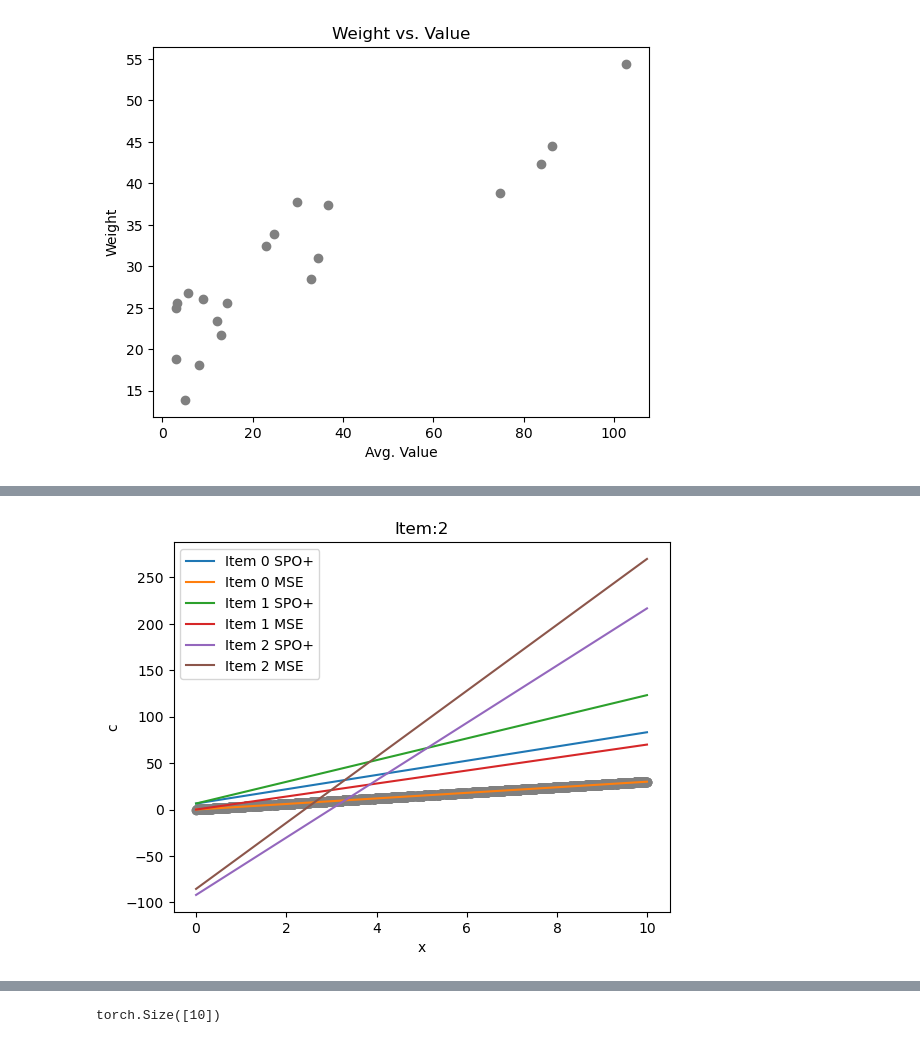
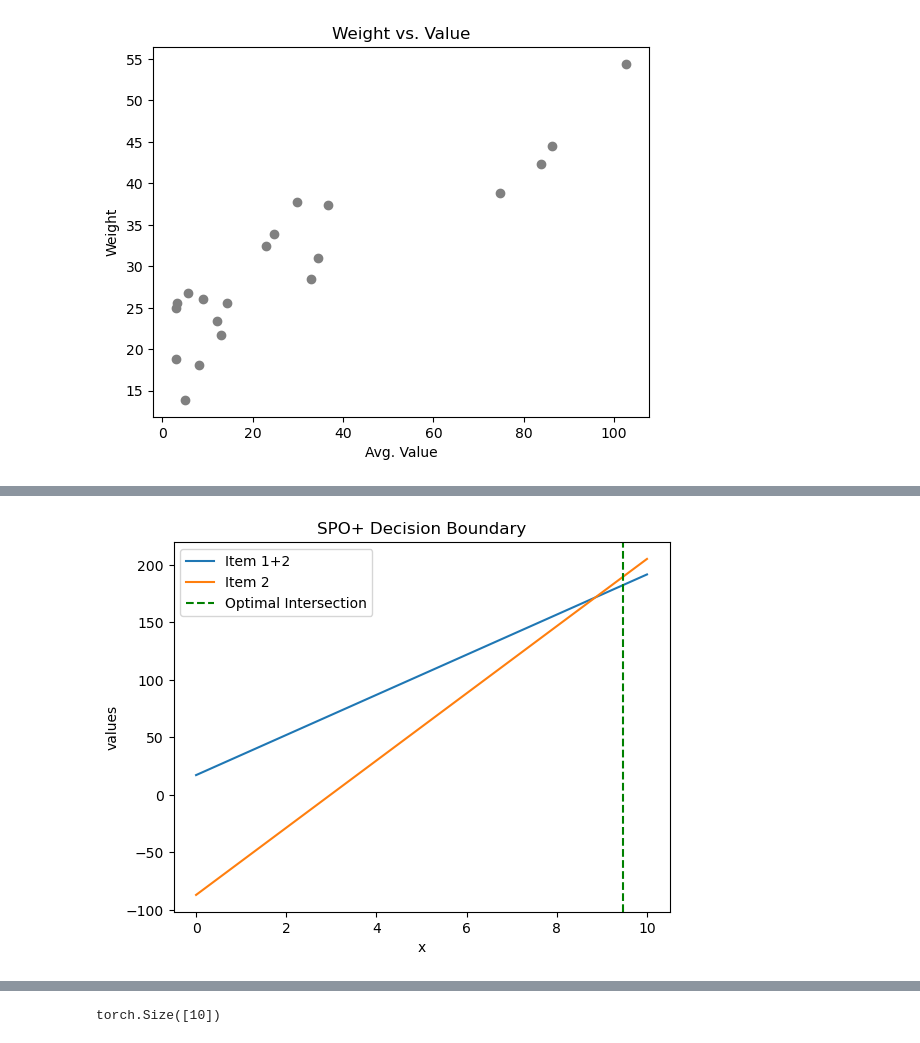
Before and after one commit to saloper/decision-focused-bike-rebalancing, a Jupyter notebook: Knapsack Problems/SPO/knapsack_spo_explore.ipynb, the cells around one changed output, grey strips where cells are left out. Cells and saved outputs as stored; diff of their text form; code cells hidden in the pictures.

```diff
--- a/Knapsack Problems/SPO/knapsack_spo_explore.ipynb
+++ b/Knapsack Problems/SPO/knapsack_spo_explore.ipynb
@@ -308,10 +317,12 @@ Final Train Regret 0.18% Final Test Regret 0.21%
 #Train simple Linear Regression with spo+
 model_spo = LinearRegression(features.shape[0], values.shape[0])
 #Hot start with mse weights
-# model_spo.linear.weight = nn.Parameter(model_mse.linear.weight.detach().clone())
-# model_spo.linear.bias = nn.Parameter(model_mse.linear.bias.data.detach().clone())
+model_spo.linear.weight = nn.Parameter(model_mse.linear.weight.detach().clone())
+model_spo.linear.bias = nn.Parameter(model_mse.linear.bias.data.detach().clone())
 spo = pyepo.func.SPOPlus(optmodel, processes=1)
 logs_spo = trainModel(loader_train, loader_test, optmodel, model_spo, spo, "SPO+", epochs=100)
+print(f'Final Train MSE: {F.mse_loss(model_spo(feat_train), value_train):.2f}', f'Final test MSE: {F.mse_loss(model_spo(feat_test), value_test):.2f}')
+print(f'Final Train Regret {calc_regret(loader_train, model_spo, optmodel)*100:.2f}% Final Test Regret {calc_regret(loader_test, model_spo, optmodel)*100:.2f}%')
 plotLearningCurves(*logs_spo, name="SPO+")
 # %% [output]
 Num of cores: 1
@@ -346,9 +357,19 @@ for item in range(len(weights)):
 # %%
 fits = []
-for item in range(len(weights)):
-    fits.append({'type' : f'Item {item} SPO+', 'weights' : model_spo.linear.weight.detach()[item], 'bias' : model_spo.linear.bias.detach()[item]})
-    fits.append({'type' : f'Item {item} MSE', 'weights' : model_mse.linear.weight.detach()[item], 'bias' : model_mse.linear.bias.detach()[item]})
+fits.append({'type' : f'Item 1+2', 'weights' : model_spo.linear.weight.detach()[0] + model_spo.linear.weight.detach()[1], 'bias' : model_spo.linear.bias.detach()[0] + model_spo.linear.bias.detach()[1]})
+fits.append({'type' : f'Item 2', 'weights' : model_spo.linear.weight.detach()[2], 'bias' : model_spo.linear.bias.detach()[2]})
 
-plot_2d(features[0], values[0,], 'x', 'c', f'Item:{item}', fits)
+
+x_line = np.array([0, 10])
+for line in fits:
+    y_line = line['weights'] * x_line + line['bias']
+    plt.plot(x_line, y_line, label=line['type'])
+
+plt.axvline(x=90/9.5, color='g', linestyle='--', label='Optimal Intersection')
+plt.legend()
+plt.xlabel('x')
+plt.ylabel('values')
+plt.title('SPO+ Decision Boundary')
+plt.show()
 # %% [output]
-[figure, old version]
+[figure, new version]
```
Also changed, not shown: parts of 8 cells of this notebook.
